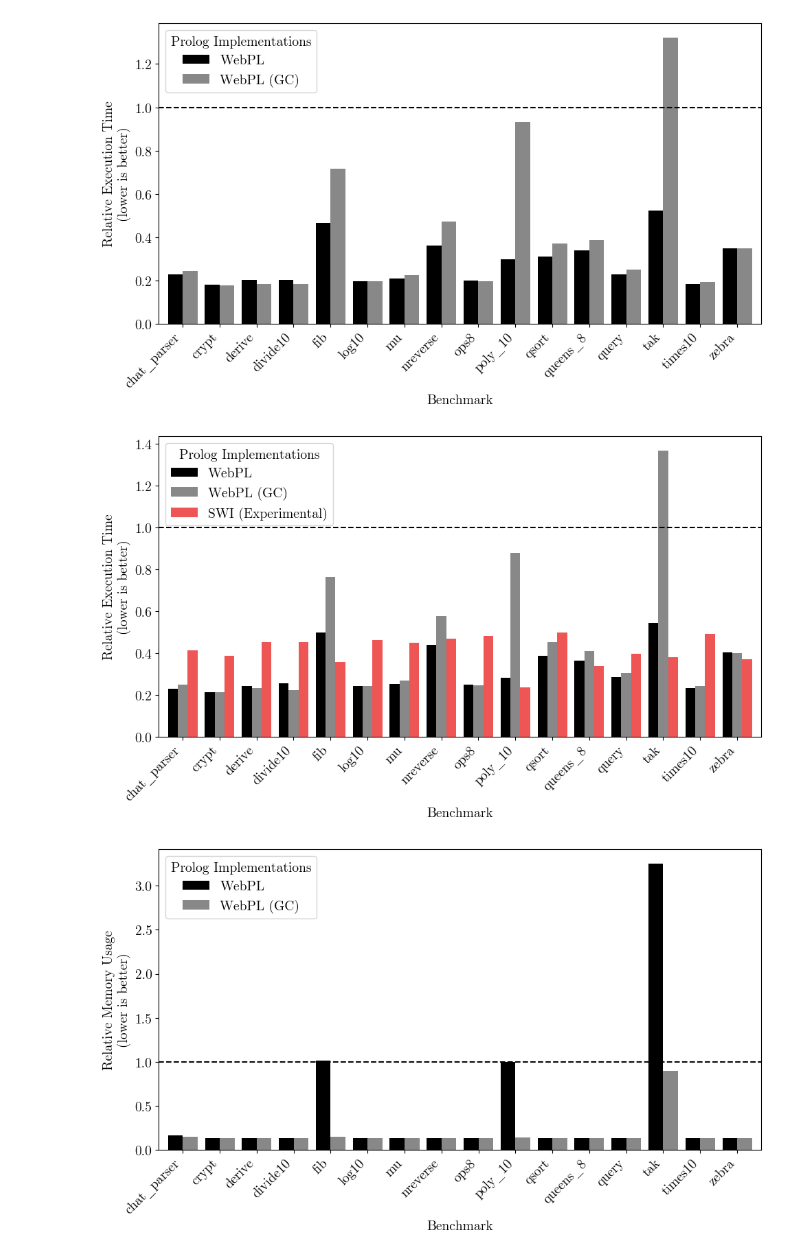
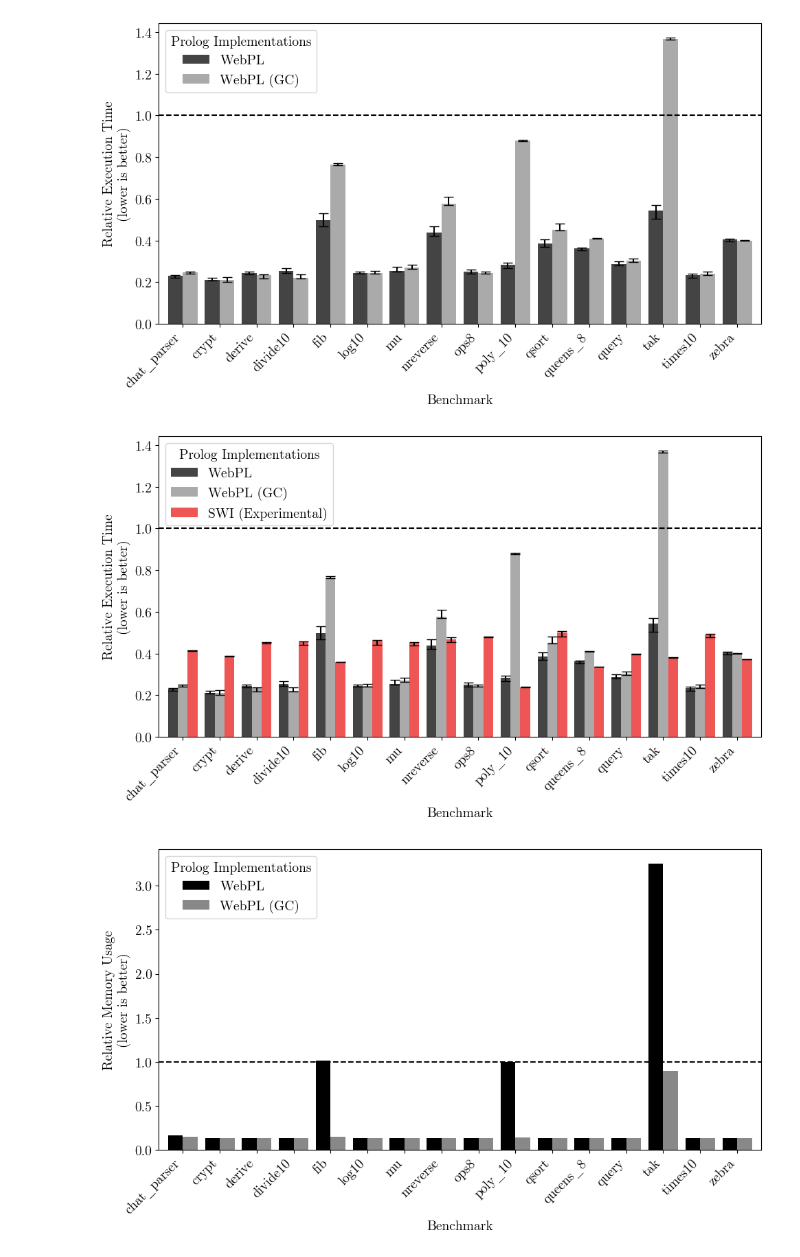
Before and after one commit to w-henderson/WebPL, a Jupyter notebook: docs/dissertation/graphs.ipynb, the cells around one changed output. Saved outputs shown, nothing was run; the diff lists cells and outputs as text; code cells hidden in the pictures.

```diff
--- a/docs/dissertation/graphs.ipynb
+++ b/docs/dissertation/graphs.ipynb
@@ -1,6 +1,7 @@
 # %%
 import pandas as pd
 import matplotlib.pyplot as plt
+import numpy as np
 from io import StringIO
 
 plt.rcParams["font.family"] = "CMU Serif"
@@ -12,29 +13,47 @@ df = pd.read_csv(StringIO(csv), sep=",")
 df.set_index("Benchmark", inplace=True)
 
 relative = pd.DataFrame(index=df.index)
+relativeMin = pd.DataFrame(index=df.index)
+relativeMax = pd.DataFrame(index=df.index)
 for col in df.columns:
     if col not in ["WebPL", "WebPL (GC)"]: continue
     relative[col] = df[col] / df["SWI-Prolog"]
+    relativeMin[col] = df[col + "#min"] / df["SWI-Prolog"]
+    relativeMax[col] = df[col + "#max"] / df["SWI-Prolog"]
 
 relativeExnref = pd.DataFrame(index=df.index)
+relativeExnrefMin = pd.DataFrame(index=df.index)
+relativeExnrefMax = pd.DataFrame(index=df.index)
 for col in df.columns:
     if col not in ["WebPL", "WebPL (GC)", "SWI (Experimental)"]: continue
     relativeExnref[col] = df[col] / df["SWI-Prolog"]
+    relativeExnrefMin[col] = df[col + "#min"] / df["SWI-Prolog"]
+    relativeExnrefMax[col] = df[col + "#max"] / df["SWI-Prolog"]
 # %%
-colours = ["#000000", "#888888"]
-relative.plot(kind='bar', figsize=(10, 6), width=0.8, color=colours)
+yerr = np.zeros((2, 2, 16))
+yerr[0] = np.transpose(relative.values - relativeMin.values)
+yerr[1] = np.transpose(relativeMax.values - relative.values)
+yerr = np.swapaxes(yerr, 0, 1)
+
+colours = ["#444444", "#aaaaaa"]
+relative.plot(kind='bar', figsize=(10, 6), width=0.8, color=colours, yerr=yerr, capsize=5)
 plt.axhline(y=1, color='black', linestyle='--')
 plt.xlabel('Benchmark')
 plt.ylabel('Relative Execution Time\n(lower is better)')
 plt.xticks(rotation=45, ha='right')
 plt.tight_layout()
 plt.legend(title='Prolog Implementations')
 plt.savefig("relative_performance.pdf")
 # %% [output]
-[figure, old version]
+[figure, new version]
 # %%
-colours = ["#000000", "#888888", "#ee5555"]
-relativeExnref.plot(kind='bar', figsize=(10, 6), width=0.8, color=colours)
+yerr = np.zeros((2, 3, 16))
+yerr[0] = np.transpose(relativeExnref.values - relativeExnrefMin.values)
+yerr[1] = np.transpose(relativeExnrefMax.values - relativeExnref.values)
+yerr = np.swapaxes(yerr, 0, 1)
+
+colours = ["#444444", "#aaaaaa", "#ee5555"]
+relativeExnref.plot(kind='bar', figsize=(10, 6), width=0.8, color=colours, yerr=yerr, capsize=5)
 plt.axhline(y=1, color='black', linestyle='--')
 plt.xlabel('Benchmark')
 plt.ylabel('Relative Execution Time\n(lower is better)')
@@ -43,7 +62,7 @@ plt.tight_layout()
 plt.legend(title='Prolog Implementations')
 plt.savefig("relative_performance_exnref.pdf")
 # %% [output]
-[figure, old version]
+[figure, new version]
 # %%
 # Load the CSV file
 dfMem = pd.read_csv("../../bench/memory/results.csv")
```
Also changed, not shown: 13 other files.
